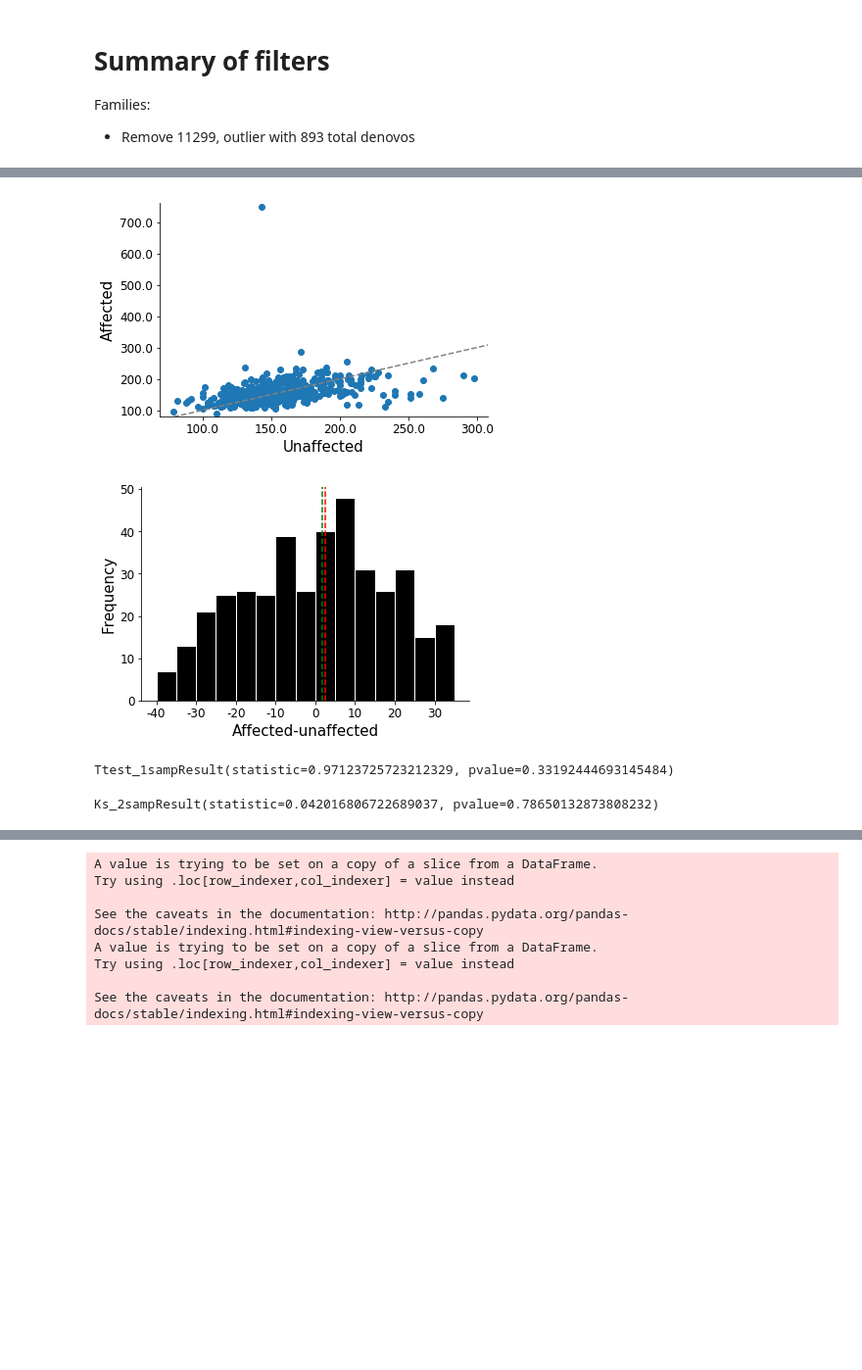
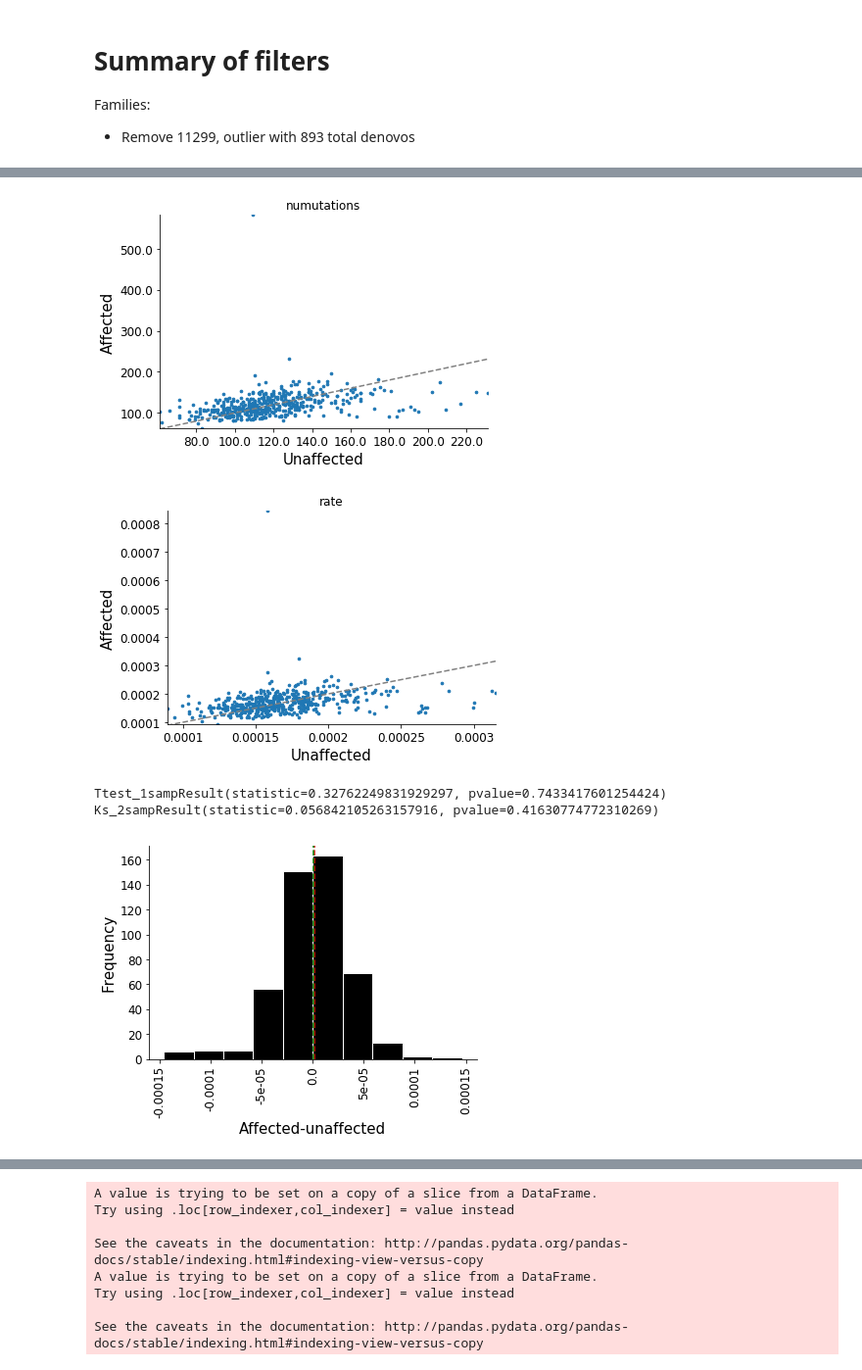
Before and after one commit to gymreklab/ssc-imputation, a Jupyter notebook: denovos2/notebooks/DenovosByFamily.ipynb, the cells around one changed output, grey strips where cells are left out. Shown at 98% size. Saved outputs shown, nothing was run; the diff lists cells and outputs as text; code cells hidden in the pictures; blank space fills up the shorter version.

```diff
--- a/denovos2/notebooks/DenovosByFamily.ipynb
+++ b/denovos2/notebooks/DenovosByFamily.ipynb
@@ -50,0 +17,6 @@ byfamily["affected"] = affected
+# %%
+# Load data (by child/family)
+RESDIR="/storage/mgymrek/ssc-denovos/denovos2/denovocalls/"
+#PERIOD=2
+#bychild = pd.read_csv(os.path.join(RESDIR, "denovos_bylength_bychild2_period%s.tab"%PERIOD), sep="\t")
+bychild = pd.read_csv(os.path.join(RESDIR, "denovos_bylength_bychild2.tab"), sep="\t")
@@ -51,37 +70,46 @@ byfamily["affected"] = affected
 # %%
-byfamily = byfamily.sort("denovos")
+# Plot by child for each family
+pthresh = 0.99
 buf = 10
-fig = plt.figure()
-ax = fig.add_subplot(111)
-ax.scatter(byfamily["unaffected"], byfamily["affected"])
+unaffected = bychild_rates[(bychild_rates["status"]==1) & (bychild_rates["pthresh"] == pthresh)]
+affected = bychild_rates[(bychild_rates["status"]==2) & (bychild_rates["pthresh"] == pthresh)]
+sibs = pd.merge(unaffected, affected, on=["family"])
 
-ax.spines['right'].set_visible(False)
-ax.spines['top'].set_visible(False)
-ax.yaxis.set_ticks_position('left')
-ax.xaxis.set_ticks_position('bottom')
+for col in ["numutations","rate"]:
+    fig = plt.figure()
+    ax = fig.add_subplot(111)
+    ax.scatter(sibs["%s_x"%col], sibs["%s_y"%col], s=7)
 
-ax.set_xlabel("Unaffected", size=15)
-ax.set_ylabel("Affected", size=15)
-minval=min(list(byfamily["affected"])+list(byfamily["unaffected"]))
-maxval=max(list(byfamily["affected"])+list(byfamily["unaffected"]))
-ax.plot([minval, maxval],[minval,maxval], color="gray", linestyle="dashed")
-ax.set_xlim(left=min(byfamily["unaffected"])-buf, right=max(byfamily["unaffected"])+buf)
-ax.set_ylim(bottom=min(byfamily["affected"])-buf, top=max(byfamily["affected"])+buf)
-ax.set_xticklabels(ax.get_xticks(), size=12);
-ax.set_yticklabels(ax.get_yticks(), size=12);
+    ax.spines['right'].set_visible(False)
+    ax.spines['top'].set_visible(False)
+    ax.yaxis.set_ticks_position('left')
+    ax.xaxis.set_ticks_position('bottom')
+
+    ax.set_xlabel("Unaffected", size=15)
+    ax.set_ylabel("Affected", size=15)
+    minval = min(list(unaffected[col])+list(affected[col]))
+    maxval = max(list(unaffected[col])+list(affected[col]))
+    ax.plot([minval, maxval],[minval,maxval], color="gray", linestyle="dashed")
+    ax.set_xlim(left=min(unaffected[col]), right=max(unaffected[col]))
+    ax.set_ylim(bottom=min(affected[col]), top=max(affected[col]))
+    ax.set_xticklabels(ax.get_xticks(), size=12);
+    ax.set_yticklabels(ax.get_yticks(), size=12);
+    ax.set_title(col)
 # %% [output]
-[figure, old version]
+[figure, new version]
+[figure, added]
 # %%
 # Histogram of diff in affected-unaffected
 fig = plt.figure()
 ax = fig.add_subplot(111)
-diff = byfamily["affected"]-byfamily["unaffected"]
+u = sibs[sibs["family"] != 11299]["rate_x"]
+a = sibs[sibs["family"] != 11299]["rate_y"]
+diff = a-u
 ax.hist(diff,
-        bins = np.arange(-40, 40, 5),
         color="black", edgecolor="white");
 ax.set_xlabel("Affected-unaffected", size=15);
 ax.set_ylabel("Frequency", size=15);
-ax.set_xticklabels(map(lambda x: int(x), ax.get_xticks()), size=12);
+ax.set_xticklabels(map(lambda x: (x), ax.get_xticks()), size=12, rotation=90);
 ax.set_yticklabels(map(lambda x: int(x), ax.get_yticks()), size=12);
 ax.axvline(np.median(diff), color="red", linestyle="dashed")
 ax.axvline(np.mean(diff), color="green", linestyle="dashed")
@@ -89,16 +117,9 @@ ax.spines['right'].set_visible(False)
 ax.spines['top'].set_visible(False)
 ax.yaxis.set_ticks_position('left')
 ax.xaxis.set_ticks_position('bottom')
-#print np.median(diff), np.mean(diff)
+print(str(scipy.stats.ttest_1samp(diff, popmean=0)))
+print(str(scipy.stats.ks_2samp(u, a)))
 # %% [output]
+Ttest_1sampResult(statistic=0.32762249831929297, pvalue=0.7433417601254424)
+Ks_2sampResult(statistic=0.056842105263157916, pvalue=0.41630774772310269)
-[figure, old version]
+[figure, new version]
-# %%
-# Ask if status affects num denovos - paired by family
-scipy.stats.ttest_1samp(byfamily["affected"]-byfamily["unaffected"], popmean=0)
-# %% [output]
-Ttest_1sampResult(statistic=0.97123725723212329, pvalue=0.33192444693145484)
-# %%
-# Ask if status affects num denovos - overall
-scipy.stats.ks_2samp(byfamily["affected"],byfamily["unaffected"])
-# %% [output]
-Ks_2sampResult(statistic=0.042016806722689037, pvalue=0.78650132873808232)
```
Also changed, not shown: parts of 9 cells of this notebook, 10 other files.
